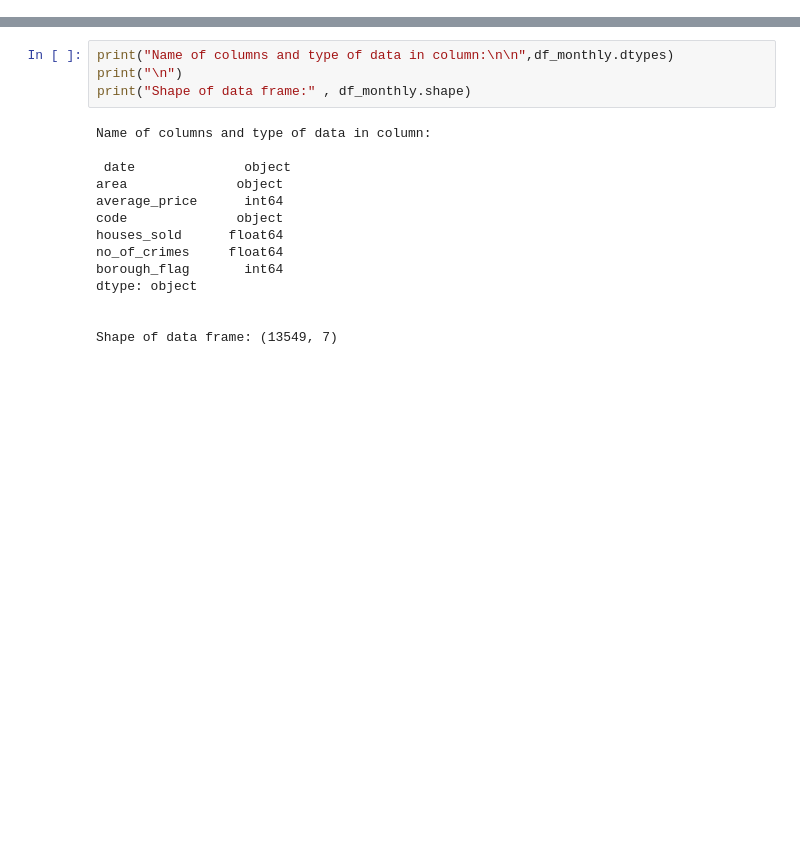
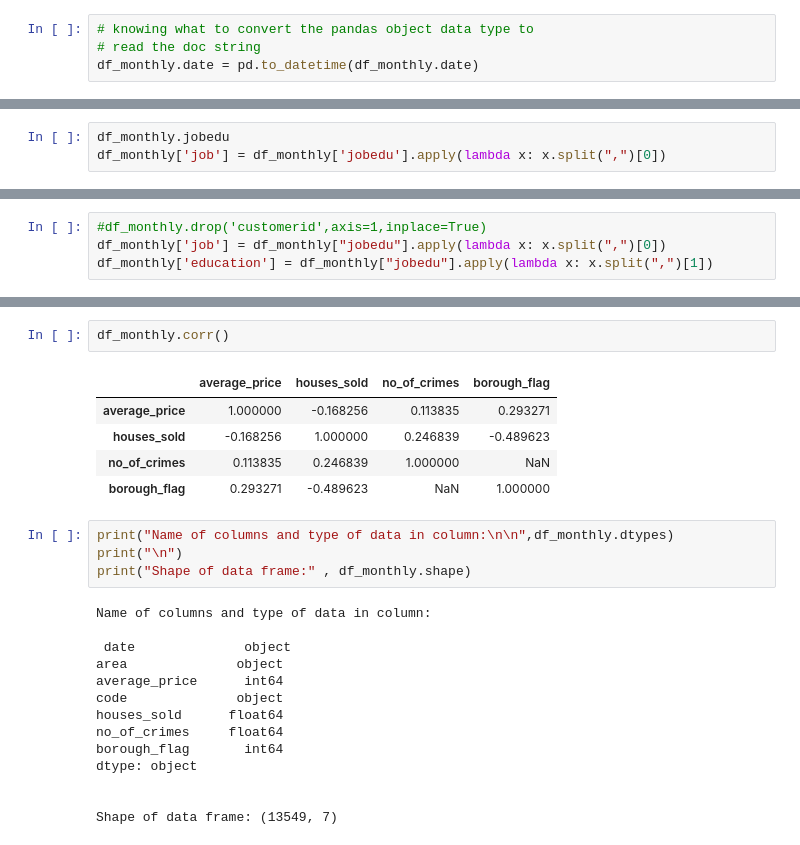
Before and after one commit to benjaminbrown038/Data-Science-Techniques, a Jupyter notebook: Pandas_london_housing_Ben.ipynb, the cells around one changed output, grey strips where cells are left out. Saved outputs shown, nothing was run; the diff lists cells and outputs as text; blank space fills up the shorter version.

```diff
--- a/Pandas_london_housing_Ben.ipynb
+++ b/Pandas_london_housing_Ben.ipynb
@@ -4,2 +8,6 @@ import numpy as np
 df_monthly = pd.read_csv('housing_in_london_monthly_variables.csv')
 df_yearly = pd.read_csv('housing_in_london_yearly_variables.csv')
+# %%
+# knowing what to convert the pandas object data type to
+# read the doc string
+df_monthly.date = pd.to_datetime(df_monthly.date)
@@ -5,0 +26,3 @@ df_yearly = pd.read_csv('housing_in_london_yearly_variables.csv')
+# %%
+df_monthly.jobedu
+df_monthly['job'] = df_monthly['jobedu'].apply(lambda x: x.split(",")[0])
@@ -5,0 +31,4 @@ df_yearly = pd.read_csv('housing_in_london_yearly_variables.csv')
+# %%
+#df_monthly.drop('customerid',axis=1,inplace=True)
+df_monthly['job'] = df_monthly["jobedu"].apply(lambda x: x.split(",")[0])
+df_monthly['education'] = df_monthly["jobedu"].apply(lambda x: x.split(",")[1])
@@ -6,3 +83,11 @@ df_yearly = pd.read_csv('housing_in_london_yearly_variables.csv')
+# %%
+df_monthly.corr()
+# %% [output]
+|  | average_price | houses_sold | no_of_crimes | borough_flag |
+| average_price | 1.000000 | -0.168256 | 0.113835 | 0.293271 |
+| houses_sold | -0.168256 | 1.000000 | 0.246839 | -0.489623 |
+| no_of_crimes | 0.113835 | 0.246839 | 1.000000 | NaN |
+| borough_flag | 0.293271 | -0.489623 | NaN | 1.000000 |
 # %%
 print("Name of columns and type of data in column:\n\n",df_monthly.dtypes)
 print("\n")
```
Also changed, not shown: parts of 12 cells of this notebook, 3 other files.
